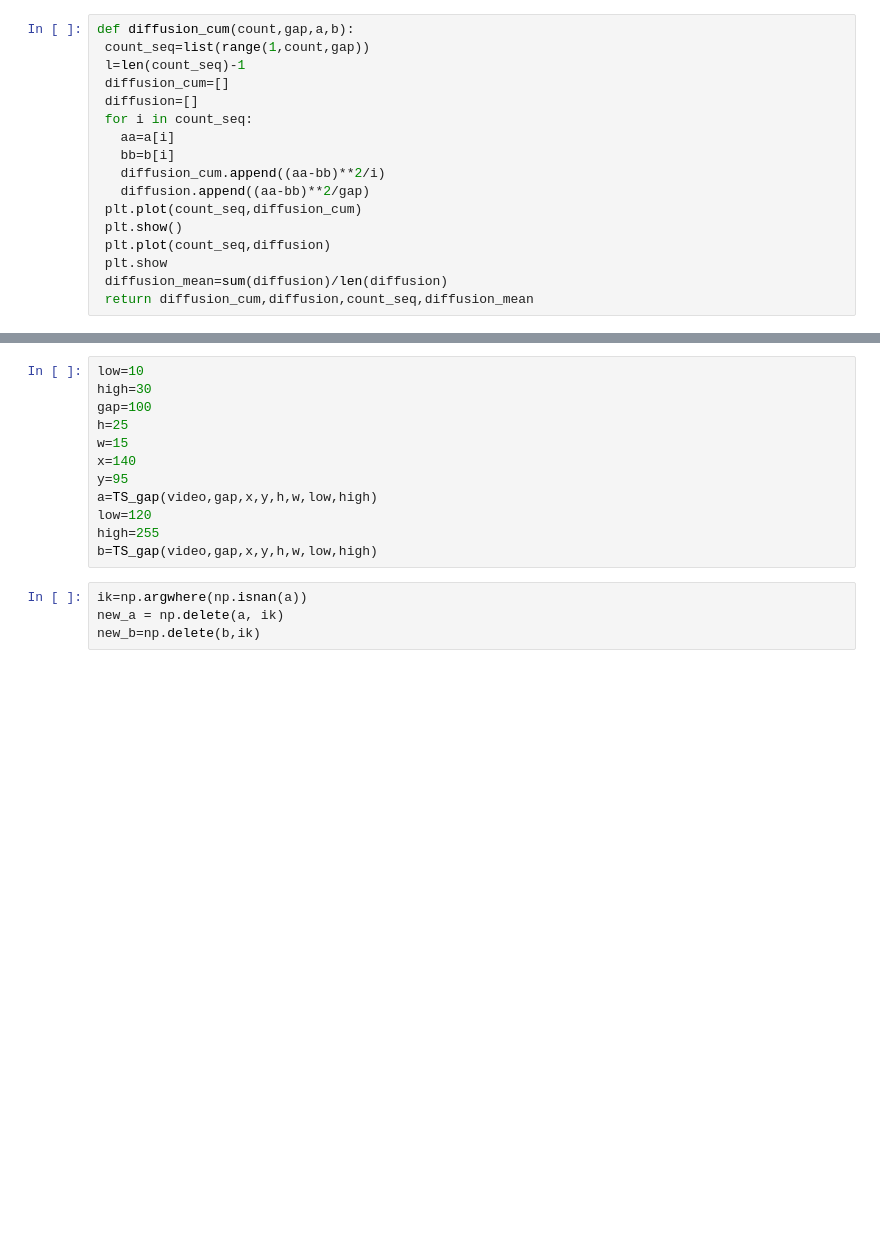
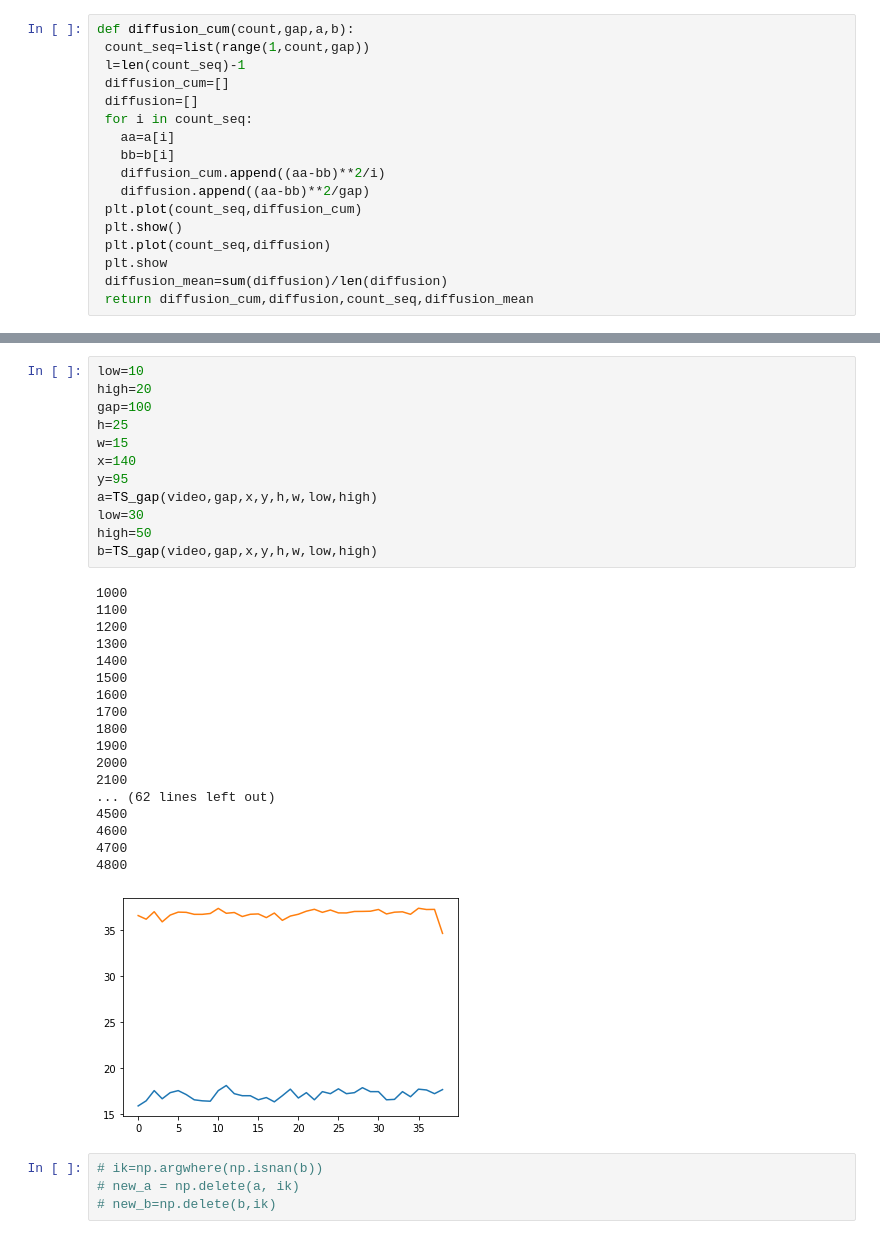
Before and after one commit to adbioc/Thermal-Image-Nanorod, a Jupyter notebook: Control4rod.ipynb, the cells around one changed output, grey strips where cells are left out. Cells and saved outputs as stored; diff of their text form; blank space fills up the shorter version.

```diff
--- a/Control4rod.ipynb
+++ b/Control4rod.ipynb
@@ -128,17 +131,36 @@ plt.imshow(crop_img_C1,cmap='gray')
 # %%
 low=10
-high=30
+high=20
 gap=100
 h=25
 w=15
 x=140
 y=95
 a=TS_gap(video,gap,x,y,h,w,low,high)
-low=120
-high=255
+low=30
+high=50
 b=TS_gap(video,gap,x,y,h,w,low,high)
+# %% [output]
+1000
+1100
+1200
+1300
+1400
+1500
+1600
+1700
+1800
+1900
+2000
+2100
+... (62 lines left out)
+4500
+4600
+4700
+4800
+[figure, added]
 # %%
-ik=np.argwhere(np.isnan(a))
-new_a = np.delete(a, ik)
-new_b=np.delete(b,ik)
+# ik=np.argwhere(np.isnan(b))
+# new_a = np.delete(a, ik)
+# new_b=np.delete(b,ik)
 # %%
```
Also changed, not shown: parts of 6 cells of this notebook.
